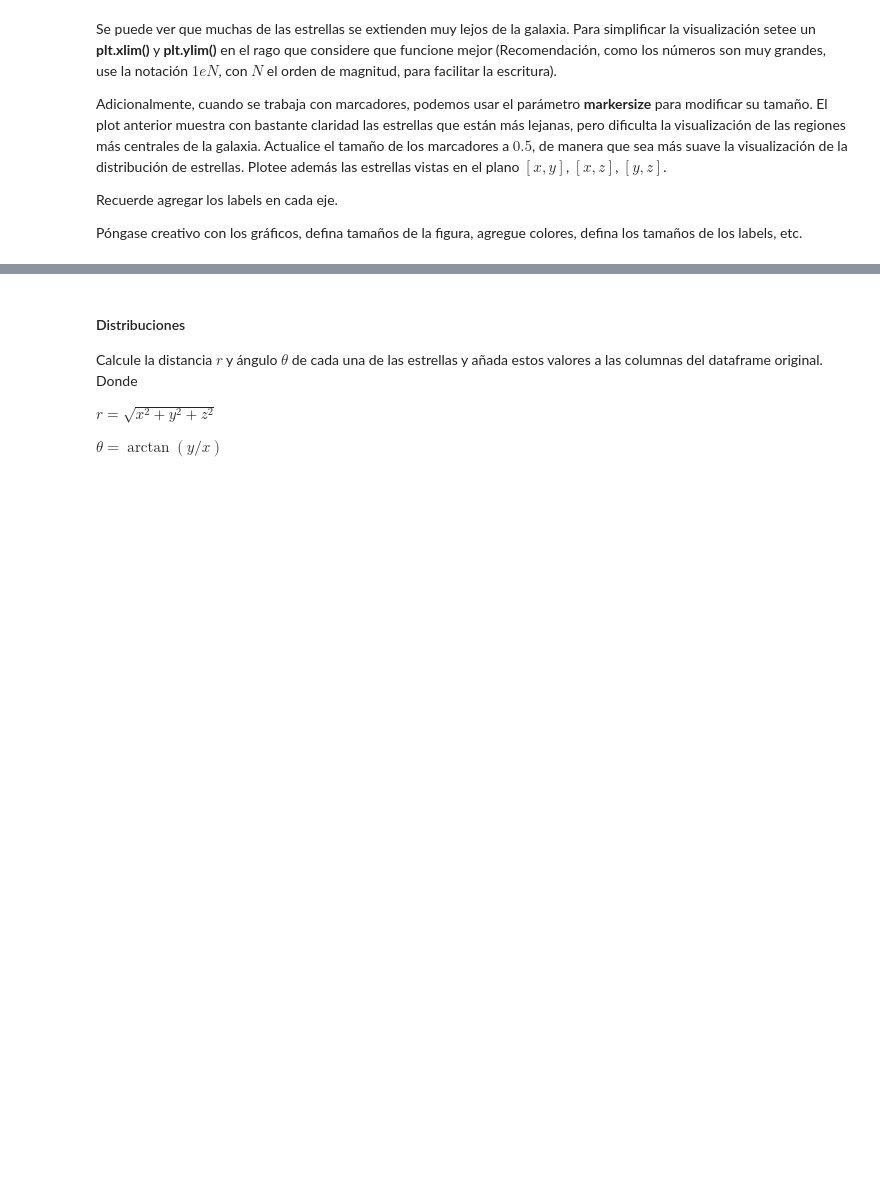
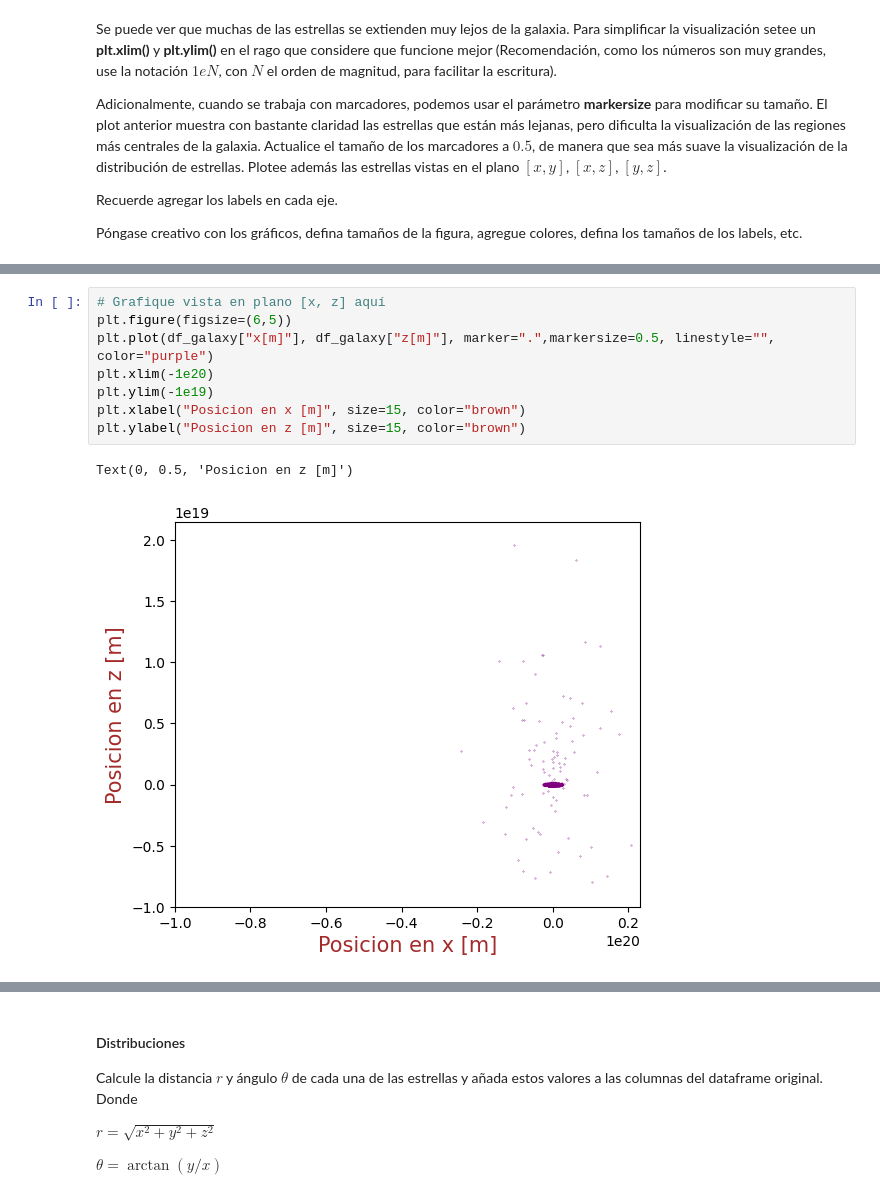
Before and after one commit to ASGN89/Tarea-1, a Jupyter notebook: Tarea_1.ipynb, the cells around one changed output, grey strips where cells are left out. Cells and saved outputs as stored; diff of their text form; blank space fills up the shorter version.

```diff
--- a/Tarea_1.ipynb
+++ b/Tarea_1.ipynb
@@ -311,0 +343,11 @@ Póngase creativo con los gráficos, defina tamaños de la figura, agregue color
+# %%
+# Grafique vista en plano [x, z] aquí
+plt.figure(figsize=(6,5))
+plt.plot(df_galaxy["x[m]"], df_galaxy["z[m]"], marker=".",markersize=0.5, linestyle="", color="purple")
+plt.xlim(-1e20)
+plt.ylim(-1e19)
+plt.xlabel("Posicion en x [m]", size=15, color="brown")
+plt.ylabel("Posicion en z [m]", size=15, color="brown")
+# %% [output]
+Text(0, 0.5, 'Posicion en z [m]')
+[figure, added]
```
Also changed, not shown: parts of 10 cells of this notebook.
